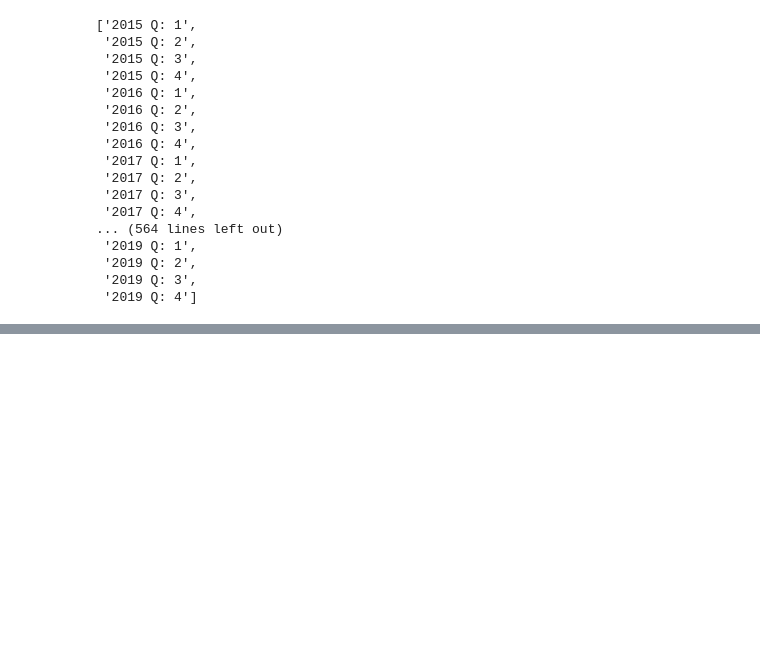
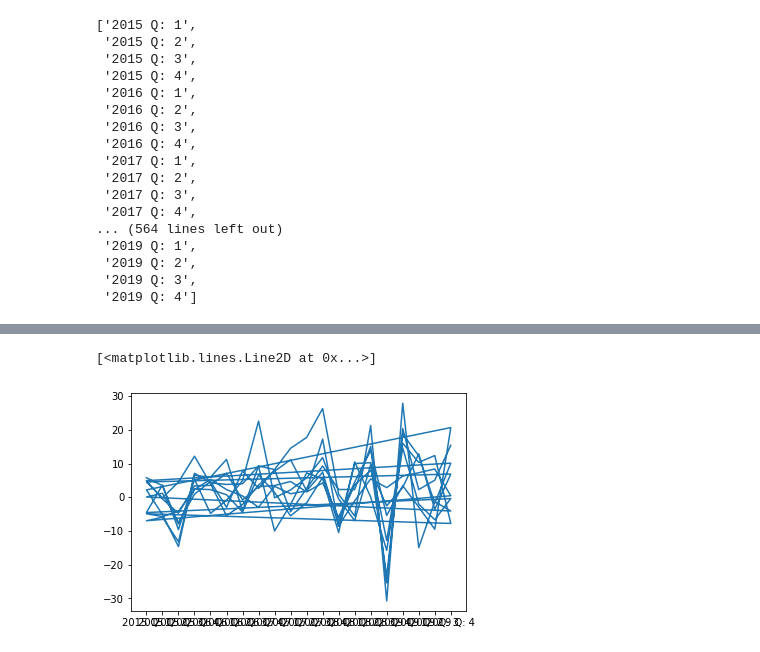
Before and after one commit to Jdshah06/S-P-500-Stock-Analysis, a Jupyter notebook: Project Dow Test.ipynb, the cells around one changed output, grey strips where cells are left out. Cells and saved outputs as stored; diff of their text form; code cells hidden in the pictures; blank space fills up the shorter version.

Commit message:
Dow Quarter Push

```diff
--- a/Project Dow Test.ipynb
+++ b/Project Dow Test.ipynb
@@ -405,3 +405,6 @@ quarter_list
  '2019 Q: 2',
  '2019 Q: 3',
  '2019 Q: 4']
+# %%
+stocks_quarter_g= stocks_quarter.groupby(['Sector','Year-Quarter'])['Quarterly Change'].mean()
+stocks_quarter_g
@@ -408,3 +425,5 @@ quarter_list
 # %%
-stocks_quarter_graph= pd.DataFrame(stocks_quarter)
+stocks_quarter_graph_index= pd.DataFrame(stocks_quarter_g)
+stocks_quarter_graph=stocks_quarter_graph_index.reset_index()
+stocks_quarter_graph
 stocks_quarter_graph.set_index("Year-Quarter", inplace= True)
@@ -415,0 +447,5 @@ TypeError: from_bounds() argument after * must be an iterable, not int
+# %%
+plt.plot(stocks_quarter_graph["Quarterly Change"])
+# %% [output]
+[<matplotlib.lines.Line2D at 0x...>]
+[figure, added]
```
Also changed, not shown: parts of 3 cells of this notebook.
